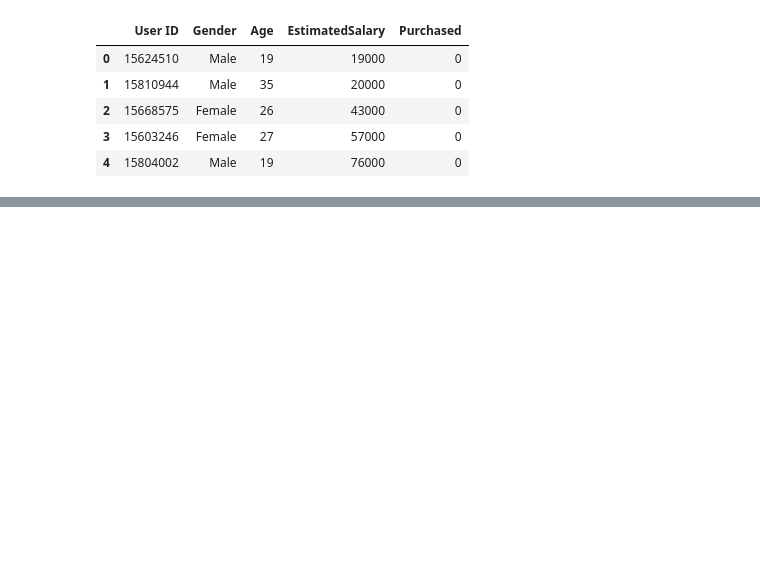
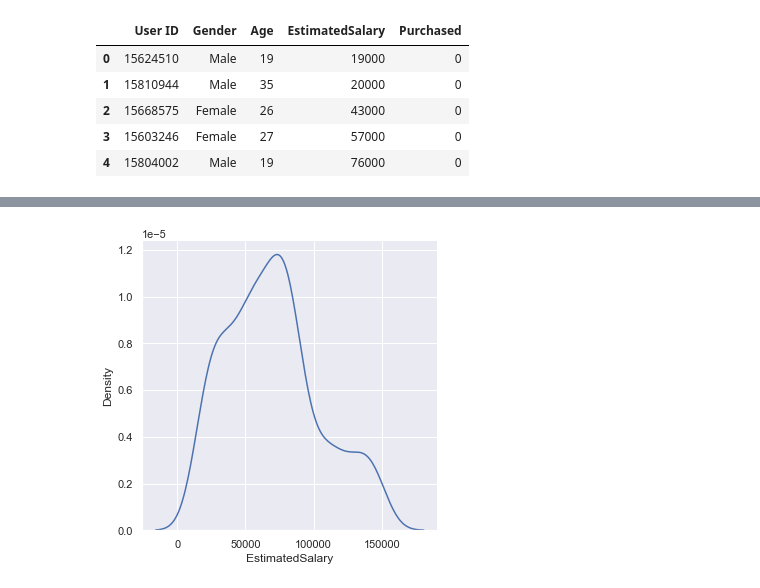
Before and after one commit to neto-riga/DataScience, a Jupyter notebook: analysis/8_change_name.ipynb, the cells around one changed output, grey strips where cells are left out. Cells and saved outputs as stored; diff of their text form; code cells hidden in the pictures; blank space fills up the shorter version.

```diff
--- a/analysis/8_change_name.ipynb
+++ b/analysis/8_change_name.ipynb
@@ -17,0 +186,5 @@ sales.head()
+# %%
+sns.displot(sales['EstimatedSalary'], kind='kde')
+plt.show()
+# %% [output]
+[figure, added]
```
Also changed, not shown: parts of 40 cells of this notebook.
